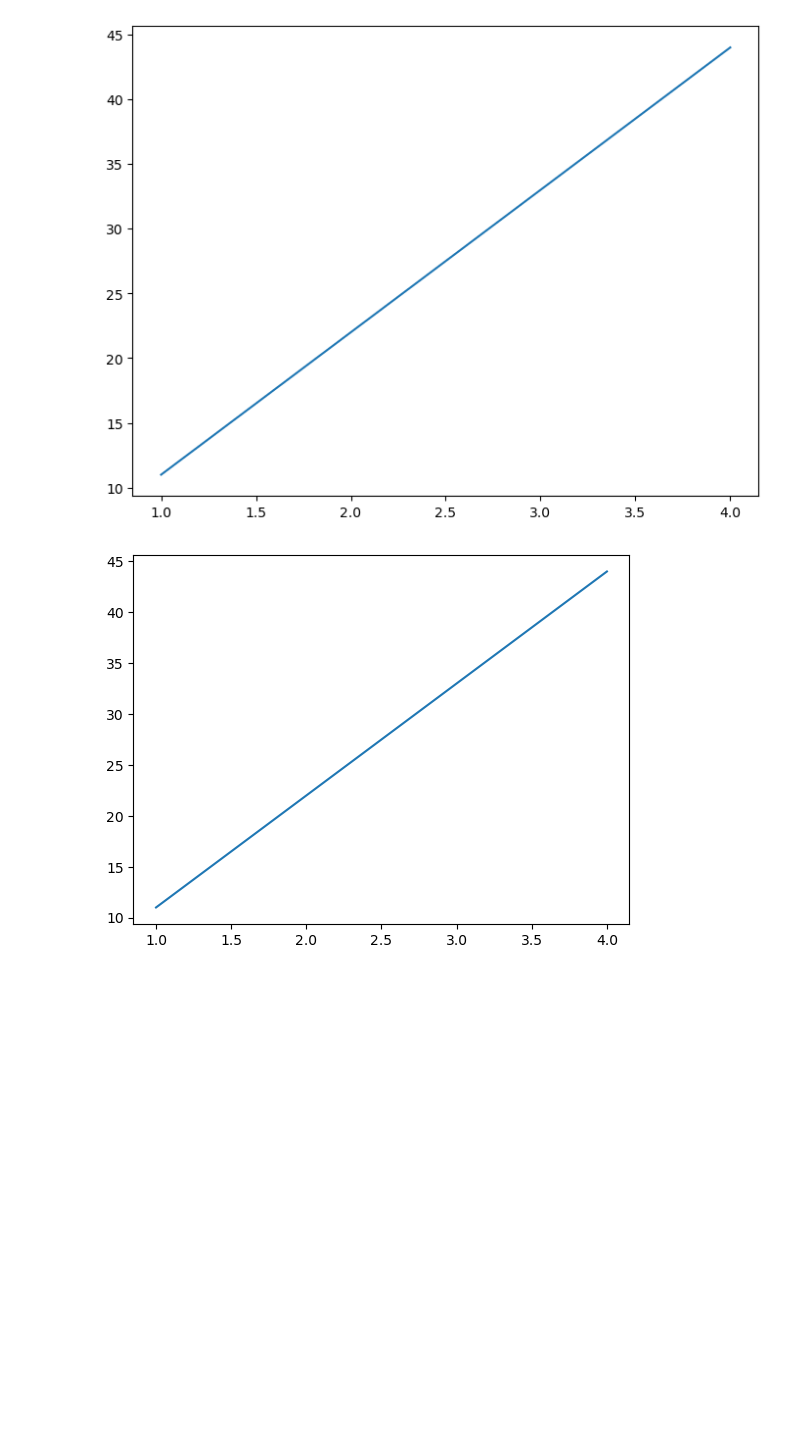
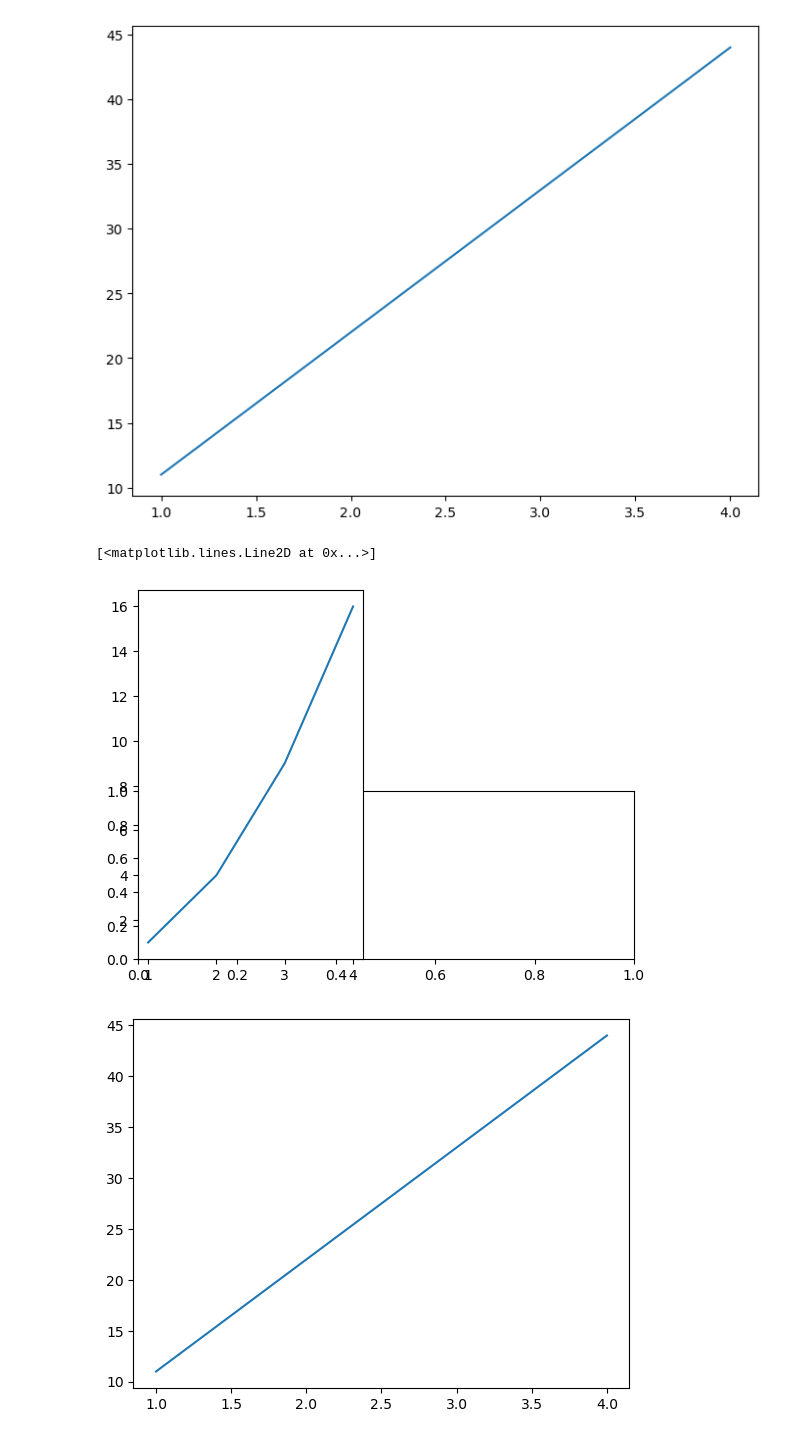
Before and after one commit to hamidov9jat/Matplotlib-Exercises, a Jupyter notebook: notebooks/my-experiments.ipynb, the cells around one changed output. Saved outputs shown, nothing was run; the diff lists cells and outputs as text; code cells hidden in the pictures; blank space fills up the shorter version.

```diff
--- a/notebooks/my-experiments.ipynb
+++ b/notebooks/my-experiments.ipynb
@@ -93,6 +91,17 @@ ax.plot(x, y)
 plt.show()
 # %% [output]
 [figure]
+# %%
+
+# Create a Figure with a single subplot
+fig, ax = plt.figure(), plt.subplot(212)
+ax = fig.add_subplot(121)
+
+# Plot something on the subplot
+ax.plot([1, 2, 3, 4], [1, 4, 9, 16])
+# %% [output]
+[<matplotlib.lines.Line2D at 0x...>]
+[figure, added]
 # %%
 # Easier and more robust going forward (what we're going to use)
 fig, ax = plt.subplots()
```
Also changed, not shown: parts of 34 cells of this notebook, 3 other files.
